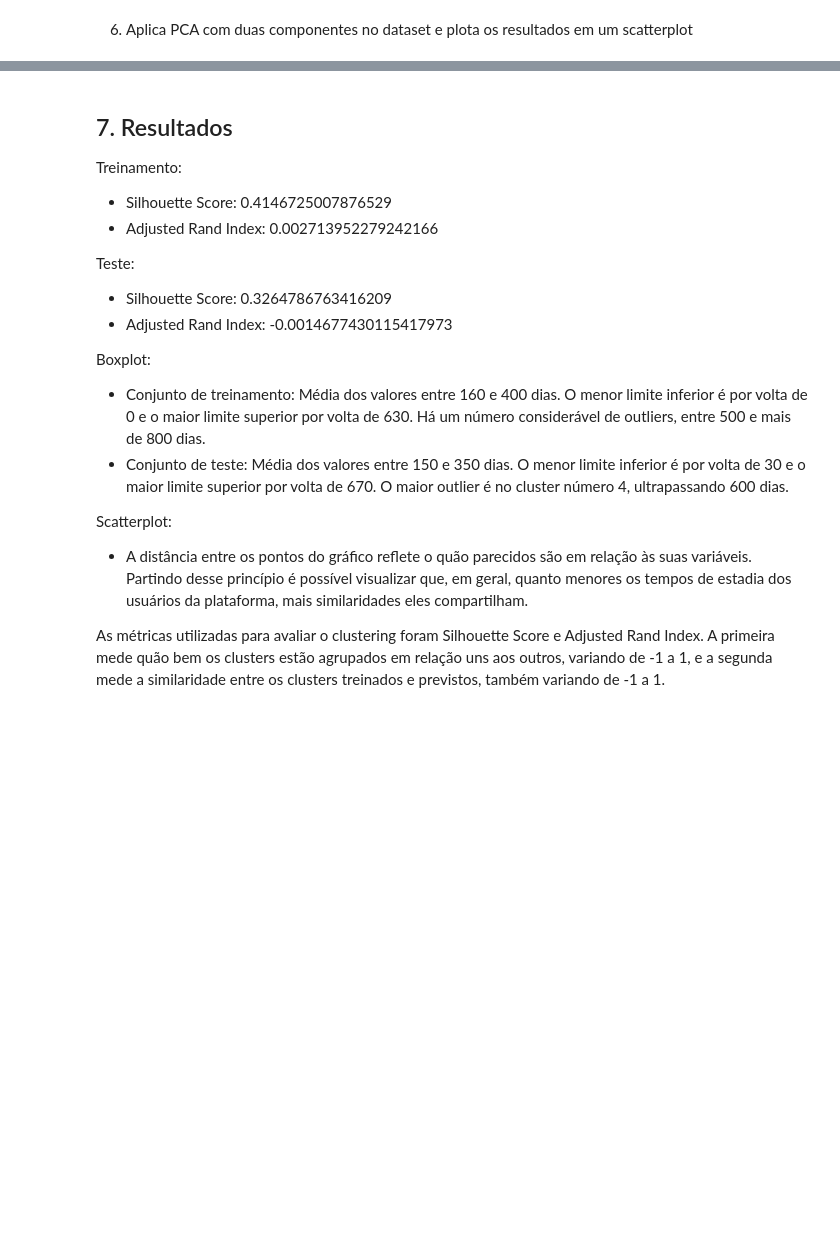
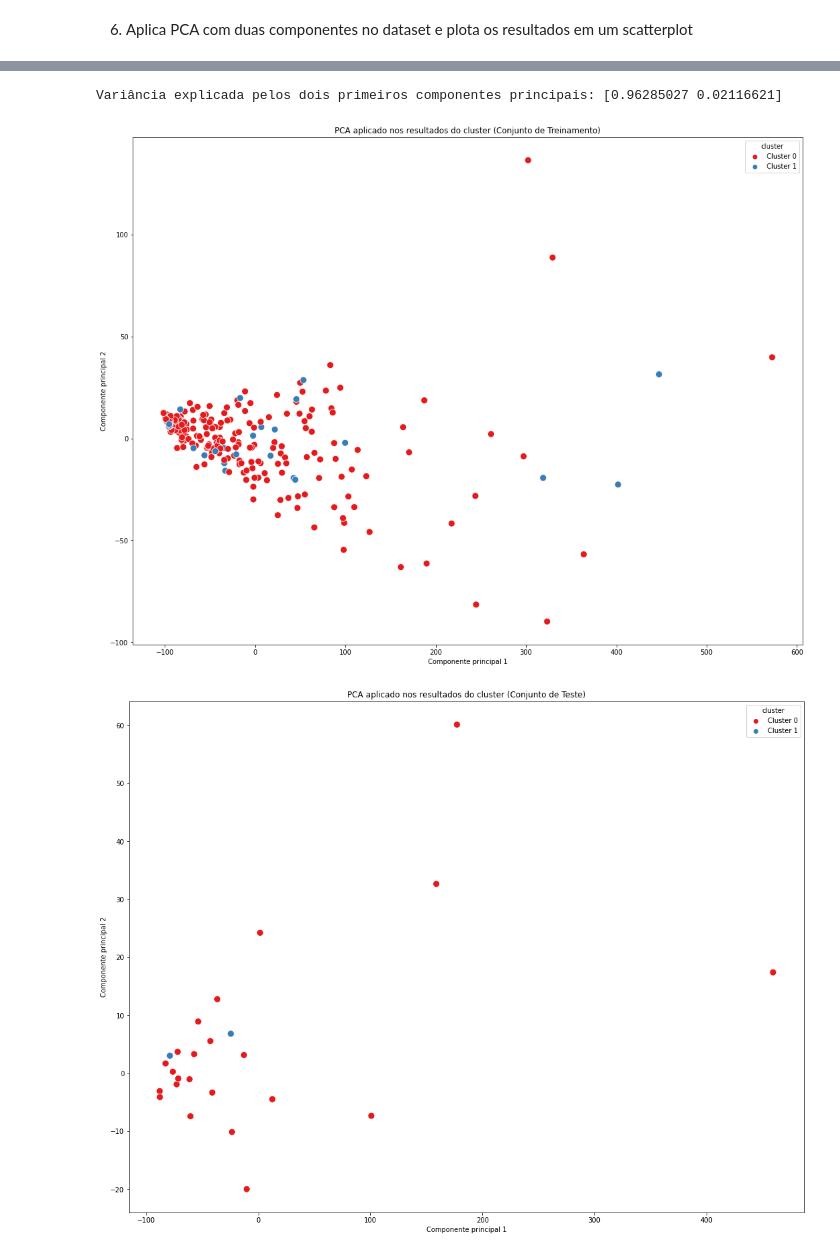
Before and after one commit to alessitomas/streamlit-deploy, a Jupyter notebook: src/notebooks/modelo_cluster.ipynb, the cells around one changed output, grey strips where cells are left out. Saved outputs shown, nothing was run; the diff lists cells and outputs as text; code cells hidden in the pictures; blank space fills up the shorter version.

Commit message:
modelo atualizado

```diff
--- a/src/notebooks/modelo_cluster.ipynb
+++ b/src/notebooks/modelo_cluster.ipynb
@@ -177,23 +153,49 @@ plt.show()
-# %% [markdown]
-## 7. Resultados
-
-Treinamento:
-
-- Silhouette Score: 0.4146725007876529
-- Adjusted Rand Index: 0.002713952279242166
-
-Teste:
-
-- Silhouette Score: 0.3264786763416209
-- Adjusted Rand Index: -0.0014677430115417973
-
-Boxplot:
-
-- Conjunto de treinamento: Média dos valores entre 160 e 400 dias. O menor limite inferior é por volta de 0 e o maior limite superior por volta de 630. Há um número considerável de outliers, entre 500 e mais de 800 dias.
-- Conjunto de teste: Média dos valores entre 150 e 350 dias. O menor limite inferior é por volta de 30 e o maior limite superior por volta de 670. O maior outlier é no cluster número 4, ultrapassando 600 dias.
-
-Scatterplot:
-
-- A distância entre os pontos do gráfico reflete o quão parecidos são em relação às suas variáveis. Partindo desse princípio é possível visualizar que, em geral, quanto menores os tempos de estadia dos usuários da plataforma, mais similaridades eles compartilham.
-
-As métricas utilizadas para avaliar o clustering foram Silhouette Score e Adjusted Rand Index. A primeira mede quão bem os clusters estão agrupados em relação uns aos outros, variando de -1  a 1, e a segunda mede a similaridade entre os clusters treinados e previstos, também variando de -1 a 1.
+# %%
+
+    import pandas as pd
+    import seaborn as sns
+    from sklearn.decomposition import PCA
+    import matplotlib.pyplot as plt
+    from sklearn.cluster import KMeans
+    from sklearn.model_selection import train_test_split
+
+    kmeans = KMeans(n_clusters=2, random_state=42)
+    X_train['cluster'] = kmeans.fit_predict(X_train.drop(columns=['cluster']))
+    X_test['cluster'] = kmeans.predict(X_test.drop(columns=['cluster']))
+
+    pca = PCA(n_components=2)
+    X_train_pca = pca.fit_transform(X_train.drop(columns=['cluster']))
+    X_test_pca = pca.fit_transform(X_test.drop(columns=['cluster']))
+
+    explained_variance_ratio = pca.explained_variance_ratio_
+    print(f"Variância explicada pelos dois primeiros componentes principais: {explained_variance_ratio}")
+
+    pca_df_train = pd.DataFrame(X_train_pca, columns=['pc1', 'pc2'])
+    pca_df_train['cluster'] = X_train['cluster']
+    pca_df_train['target'] = y_train
+
+    pca_df_test = pd.DataFrame(X_test_pca, columns=['pc1', 'pc2'])
+    pca_df_test['cluster'] = X_test['cluster']
+    pca_df_test['target'] = y_test
+
+    cluster_labels = {0: 'Cluster 0', 1: 'Cluster 1'}
+    pca_df_train['cluster'] = pca_df_train['cluster'].map(cluster_labels)
+    pca_df_test['cluster'] = pca_df_test['cluster'].map(cluster_labels)
+
+    plt.figure(figsize=(18, 14))
+    sns.scatterplot(x='pc1', y='pc2', hue='cluster', data=pca_df_train, palette='Set1', s=100)
+    plt.title('PCA aplicado nos resultados do cluster (Conjunto de Treinamento)')
+    plt.xlabel('Componente principal 1')
+    plt.ylabel('Componente principal 2')
+    plt.show()
+
+    plt.figure(figsize=(18, 14))
+    sns.scatterplot(x='pc1', y='pc2', hue='cluster', data=pca_df_test, palette='Set1', s=100)
+    plt.title('PCA aplicado nos resultados do cluster (Conjunto de Teste)')
+    plt.xlabel('Componente principal 1')
+    plt.ylabel('Componente principal 2')
+    plt.show()
+# %% [output]
+Variância explicada pelos dois primeiros componentes principais: [0.96285027 0.02116621]
+[figure, added]
+[figure, added]
```
Also changed, not shown: parts of 4 cells of this notebook.
